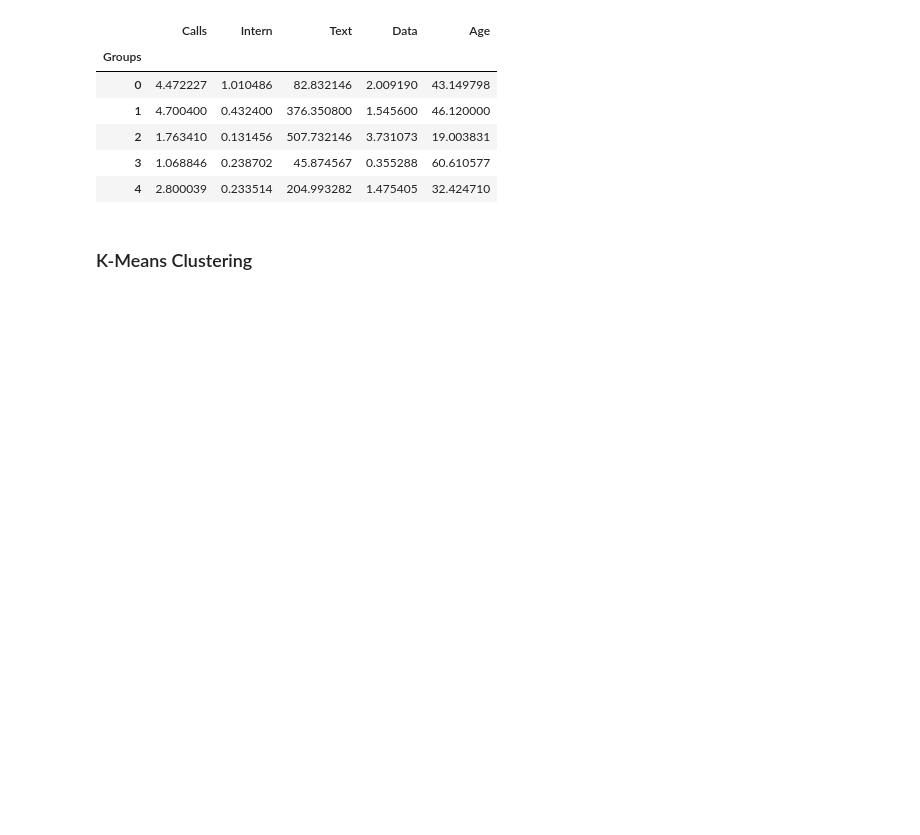
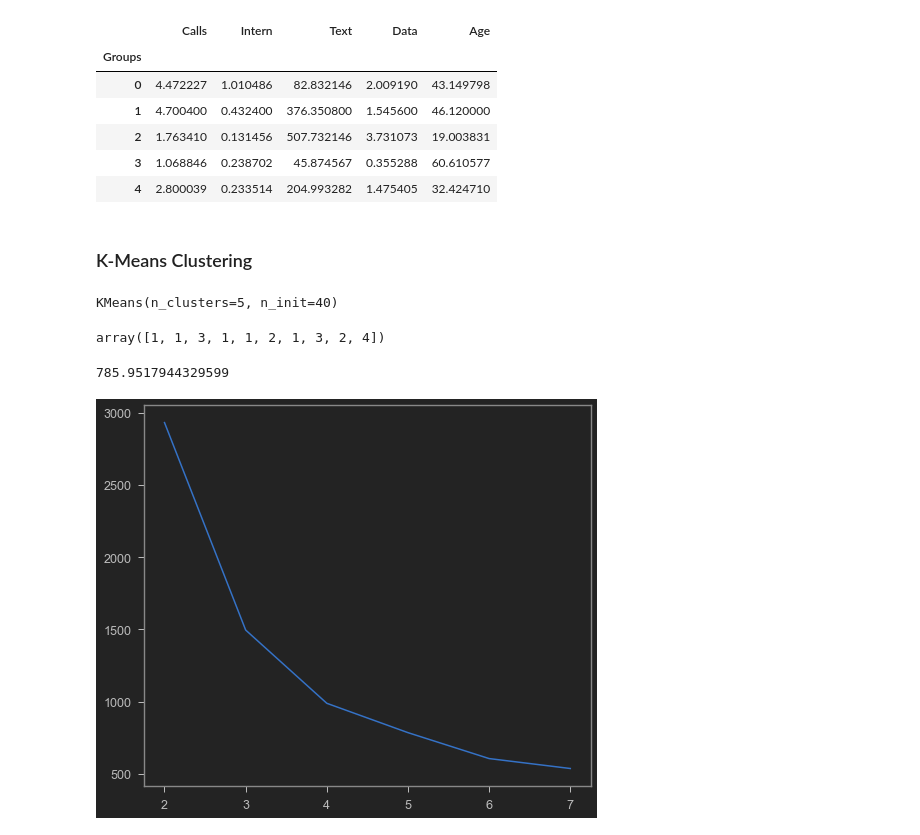
Before and after one commit to GouthamKumar-R/ML, a Jupyter notebook: ML - Algorithm/Clustering/Cluster Analysis - Unsupervised Machine Learning(UML).ipynb, the cells around one changed output. Saved outputs shown, nothing was run; the diff lists cells and outputs as text; code cells hidden in the pictures; blank space fills up the shorter version.

```diff
--- a/ML - Algorithm/Clustering/Cluster Analysis - Unsupervised Machine Learning(UML).ipynb
+++ b/ML - Algorithm/Clustering/Cluster Analysis - Unsupervised Machine Learning(UML).ipynb
@@ -167,2 +172,28 @@ km = KMeans(n_clusters=5,n_init =40)
 # %%
-#fit the model
+#fit the k-means model
+km.fit(telco_scaled)
+# %% [output]
+KMeans(n_clusters=5, n_init=40)
+# %%
+#cluster labels (checking for first 10)
+km.labels_[:10]
+# %% [output]
+array([1, 1, 3, 1, 1, 2, 1, 3, 2, 4])
+# %%
+#within group SSE
+km.inertia_
+# %% [output]
+785.9517944329599
+# %%
+#calculating the within group SSE for different solutions
+I = []
+for k in [2,3,4,5,6,7]:
+    km = KMeans(n_clusters=k,n_init =40)
+    inertia = km.fit(telco_scaled).inertia_
+    I.append(inertia)
+# %%
+#ploting the scree plot
+plt.plot([2,3,4,5,6,7], I)
+plt.show()
+# %% [output]
+[figure, added]
```
Also changed, not shown: parts of 5 cells of this notebook.
